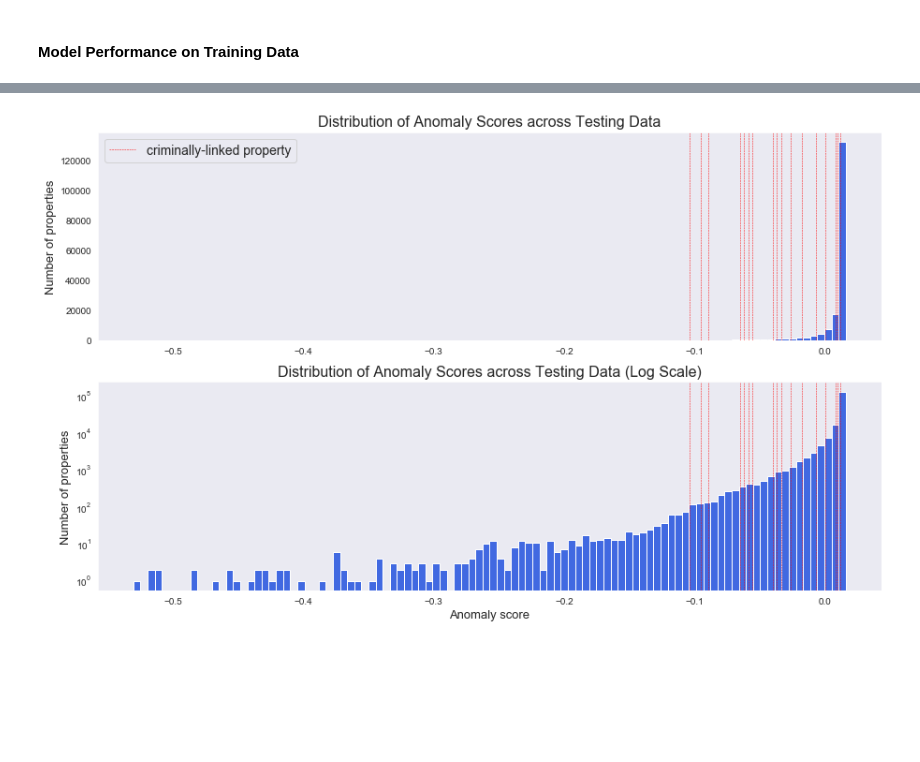
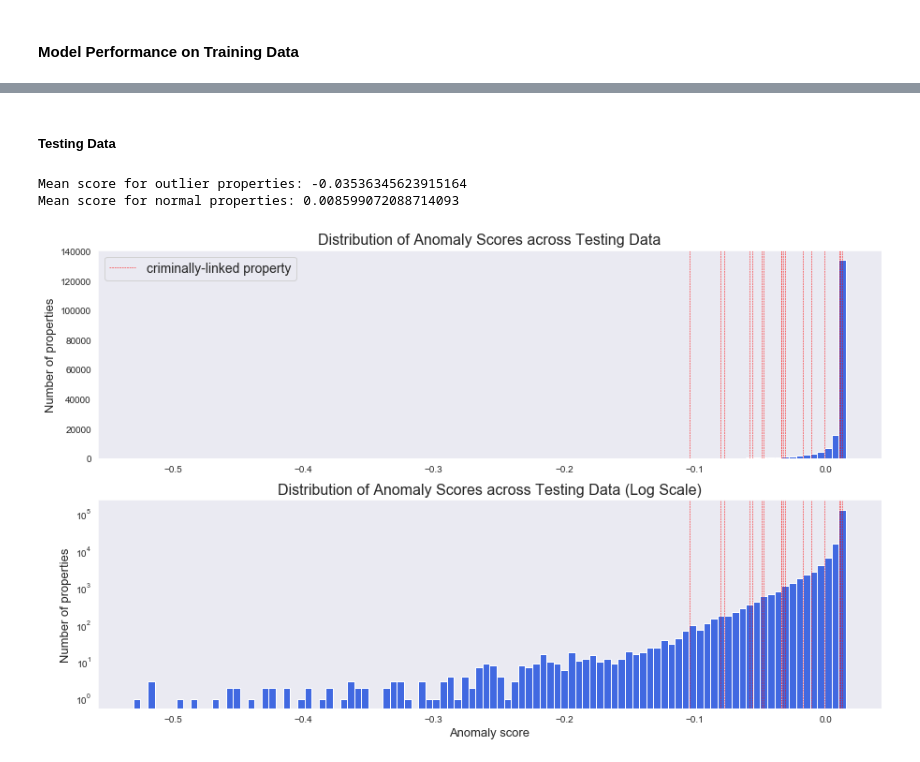
Before and after one commit to mpky/property_project, a Jupyter notebook: notebooks/isolation_forest.ipynb, the cells around one changed output, grey strips where cells are left out. Saved outputs shown, nothing was run; the diff lists cells and outputs as text; code cells hidden in the pictures; blank space fills up the shorter version.

```diff
--- a/notebooks/isolation_forest.ipynb
+++ b/notebooks/isolation_forest.ipynb
@@ -97,6 +96,0 @@ Wall time: 43.1 s
-# %%
-%%time
-# Fit the model
-clf.fit(X_train_norm,y_train_norm)
-# Predict
-y_pred_train = clf.predict(X_train_norm)
@@ -300,7 +226,0 @@ scores_training = clf_gs.decision_function(X_train_norm)
-# %%
-# Put back into df in order to grab anomaly scores for criminally-linked properties
-train_df = pd.DataFrame(X_train_norm)
-y_train_series = y_train_norm.reset_index()
-train_df['y_value'] = y_train_series.binary_y
-train_df['anomaly_scores'] = scores_training
-anomaly_scores_list = train_df[train_df.y_value==-1]['anomaly_scores'].values
@@ -354,14 +276,18 @@ plt.show()
+# %% [markdown]
+##### Testing Data
 # %%
-# Anomaly scores from testing
-scores_testing = clf_gs.decision_function(X_test_norm)
-
-# Put back into df in order to grab anomaly scores for criminally-linked properties
 test_df = pd.DataFrame(X_test_norm)
 y_test_series = y_test_norm.reset_index()
 test_df['y_value'] = y_test_series.binary_y
-test_df['anomaly_scores'] = scores_testing
-anomaly_scores_list_test = test_df[test_df.y_value==-1]['anomaly_scores'].values
+test_df['anomaly_scores'] = gs.decision_function(X_test_norm)
+anomaly_scores_list_test = test_df[test_df.y_value==-1]['anomaly_scores']
+# %%
+print("Mean score for outlier properties:",np.mean(anomaly_scores_list_test))
+print("Mean score for normal properties:",np.mean(test_df[test_df.y_value==1]['anomaly_scores']))
+# %% [output]
+Mean score for outlier properties: -0.03536345623915164
+Mean score for normal properties: 0.008599072088714093
 # %%
-anomaly_plot(scores_testing, anomaly_scores_list_test, title='Distribution of Anomaly Scores across Testing Data')
+anomaly_plot(test_df['anomaly_scores'], anomaly_scores_list_test, title='Distribution of Anomaly Scores across Testing Data')
 # %% [output]
-[figure, old version]
+[figure, new version]
```
Also changed, not shown: parts of 53 cells of this notebook.
